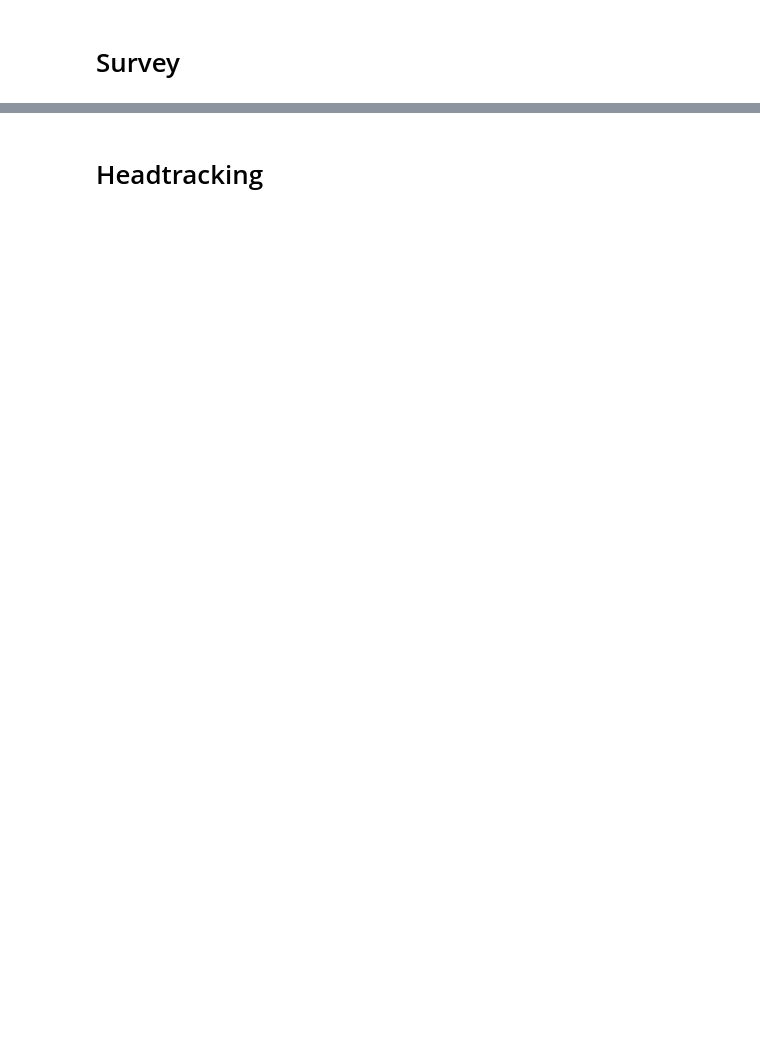
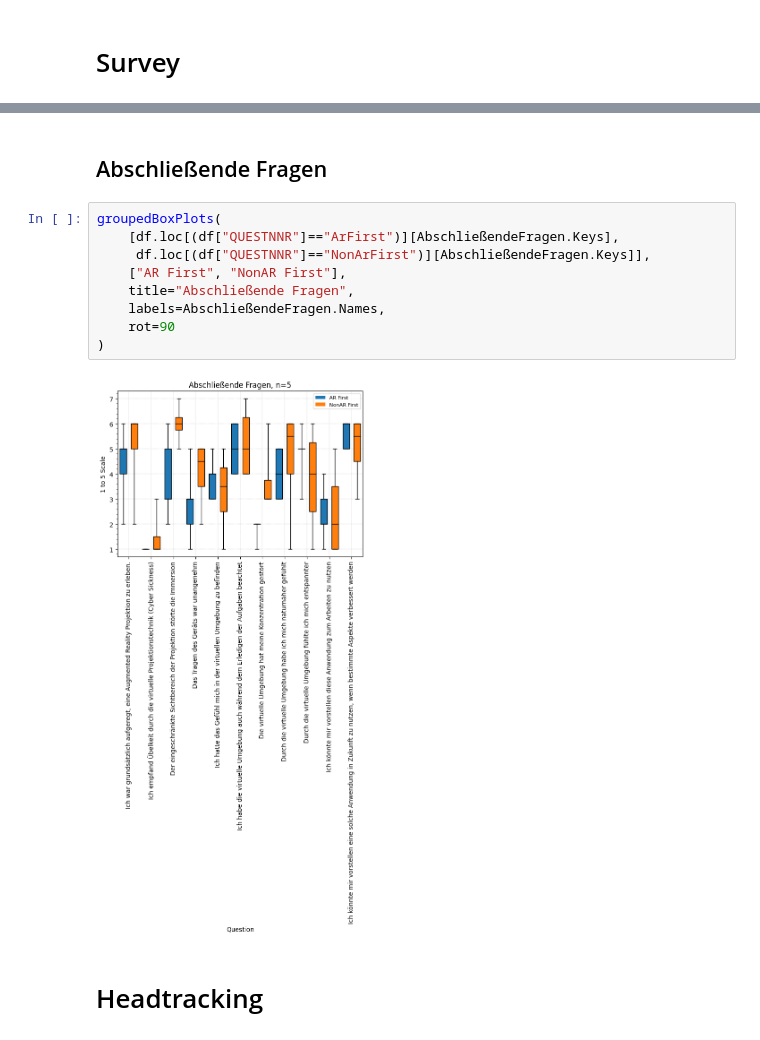
Before and after one commit to BrunoBerger/Zen-Office, a Jupyter notebook: Auswertung/test.ipynb, the cells around one changed output, grey strips where cells are left out. Drawn from its saved outputs; the diff is of its cells as text; blank space fills up the shorter version.

```diff
--- a/Auswertung/test.ipynb
+++ b/Auswertung/test.ipynb
@@ -149,3 +210,16 @@ dualAxisUeqBoxplot(df.loc[(df["QUESTNNR"]=="NonArFirst")][ShortUserExpQ.Keys], "
+# %% [markdown]
+## Abschließende Fragen
+# %%
+groupedBoxPlots(
+    [df.loc[(df["QUESTNNR"]=="ArFirst")][AbschließendeFragen.Keys],
+     df.loc[(df["QUESTNNR"]=="NonArFirst")][AbschließendeFragen.Keys]],
+    ["AR First", "NonAR First"],
+    title="Abschließende Fragen",
+    labels=AbschließendeFragen.Names,
+    rot=90
+)
+# %% [output]
+[figure, added]
 # %% [markdown]
 # Headtracking
 # %%
```
Also changed, not shown: parts of 9 cells of this notebook, 1 other file.
